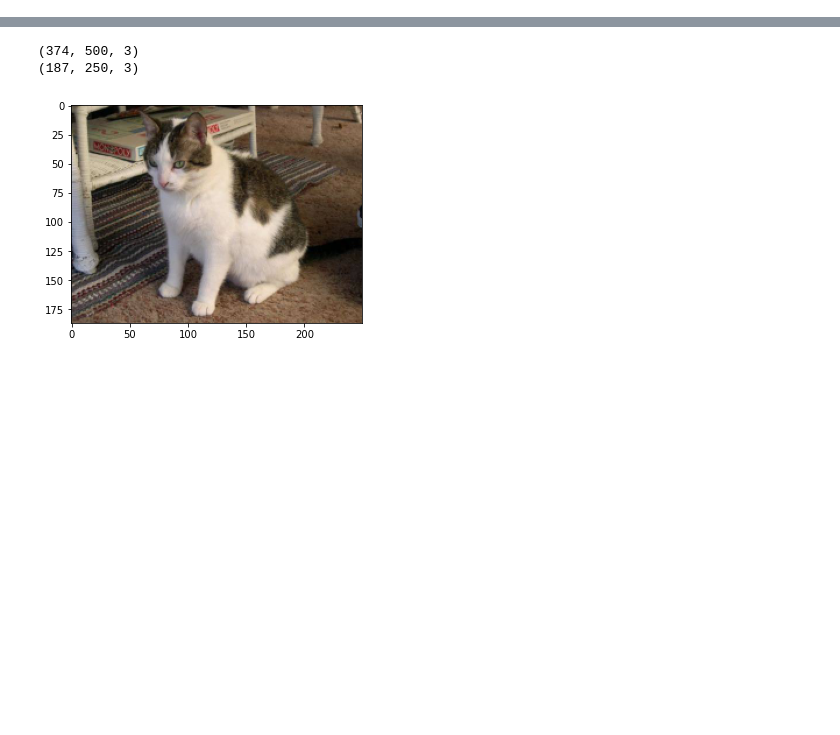
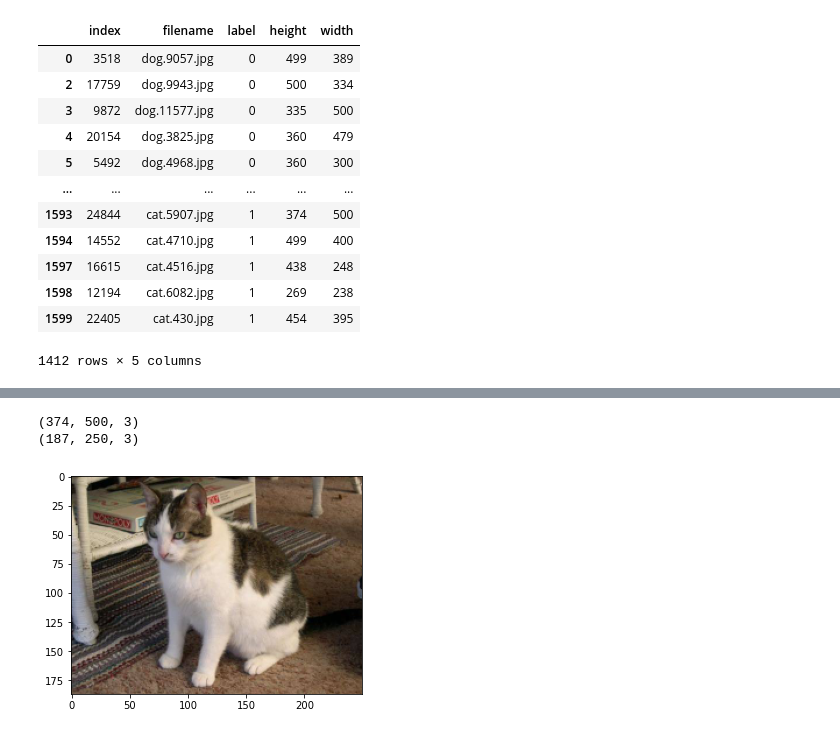
Before and after one commit to Lelelass/Deep-Learning-21, a Jupyter notebook: Labb/lab.ipynb, the cells around one changed output, grey strips where cells are left out. Cells and saved outputs as stored; diff of their text form; code cells hidden in the pictures; blank space fills up the shorter version.

```diff
--- a/Labb/lab.ipynb
+++ b/Labb/lab.ipynb
@@ -28,0 +116,16 @@ display_images(train_pictures_one_hot, original_train_dir)
+# %%
+train_pictures_one_hot_with_dim.query('height > 224 and width >224')
+# %% [output]
+|  | index | filename | label | height | width |
+| 0 | 3518 | dog.9057.jpg | 0 | 499 | 389 |
+| 2 | 17759 | dog.9943.jpg | 0 | 500 | 334 |
+| 3 | 9872 | dog.11577.jpg | 0 | 335 | 500 |
+| 4 | 20154 | dog.3825.jpg | 0 | 360 | 479 |
+| 5 | 5492 | dog.4968.jpg | 0 | 360 | 300 |
+| ... | ... | ... | ... | ... | ... |
+| 1593 | 24844 | cat.5907.jpg | 1 | 374 | 500 |
+| 1594 | 14552 | cat.4710.jpg | 1 | 499 | 400 |
+| 1597 | 16615 | cat.4516.jpg | 1 | 438 | 248 |
+| 1598 | 12194 | cat.6082.jpg | 1 | 269 | 238 |
+| 1599 | 22405 | cat.430.jpg | 1 | 454 | 395 |
+1412 rows × 5 columns
```
Also changed, not shown: parts of 26 cells of this notebook, 1 other file.
